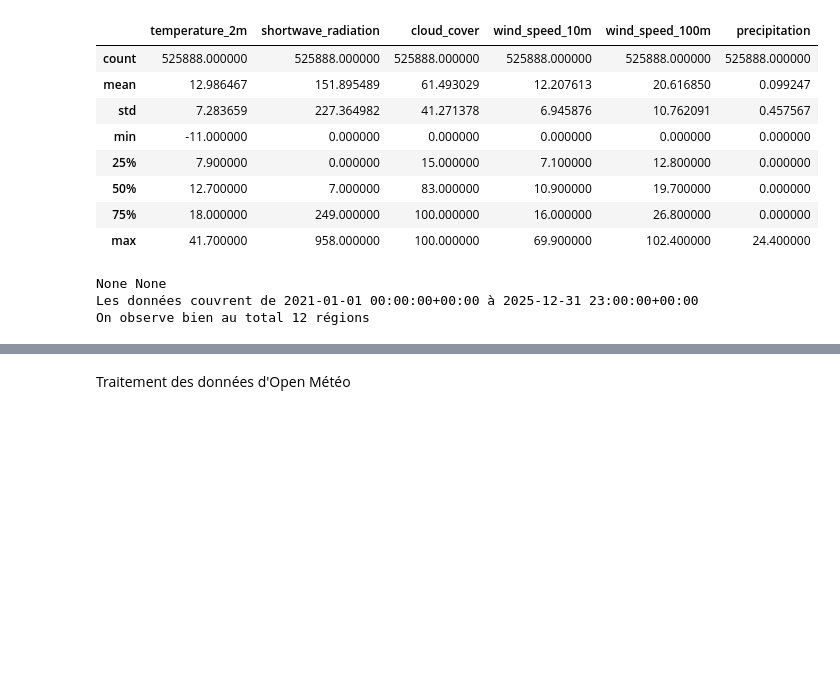
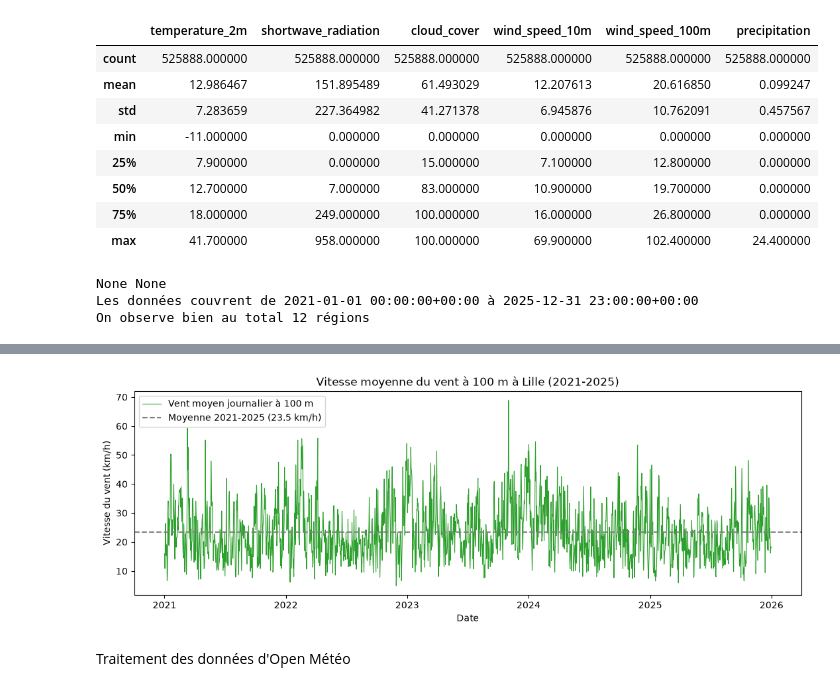
Before and after one commit to Cherif-git-code/Projet-Python-2026-2027, a Jupyter notebook: Rendu_final.ipynb, the cells around one changed output, grey strips where cells are left out. Saved outputs shown, nothing was run; the diff lists cells and outputs as text; code cells hidden in the pictures; blank space fills up the shorter version.

```diff
--- a/Rendu_final.ipynb
+++ b/Rendu_final.ipynb
@@ -79,3 +165,22 @@ ImportError: cannot import name 'cumul_mensuel' from 'src.meteo' (/home/onyxia/P
+# %%
+#Et enfin même travail pour la vitesse du vent à 100m (les éoliennes font plus de 100m)
+import matplotlib.pyplot as plt
+import importlib
+importlib.reload(src.meteo)
+from src.meteo import vent_moyen_jour
+
+ville = "lille"
+vent = vent_moyen_jour(meteo, ville)
+
+fig, ax = plt.subplots(figsize=(13, 4))
+ax.plot(vent.index, vent.values, linewidth=0.8, color="tab:green", label="Vent moyen journalier à 100 m")
+ax.axhline(vent.mean(), color="gray", linestyle="--", label=f"Moyenne 2021-2025 ({vent.mean():.1f} km/h)")
+ax.set_title(f"Vitesse moyenne du vent à 100 m à {ville.capitalize()} (2021-2025)")
+ax.set_xlabel("Date"); ax.set_ylabel("Vitesse du vent (km/h)")
+ax.legend(loc="upper left")
+plt.show()
+# %% [output]
+[figure, added]
 # %% [markdown]
 Traitement des données d'Open Météo
 # %% [markdown]
```
Also changed, not shown: parts of 6 cells of this notebook, 1 other file.
